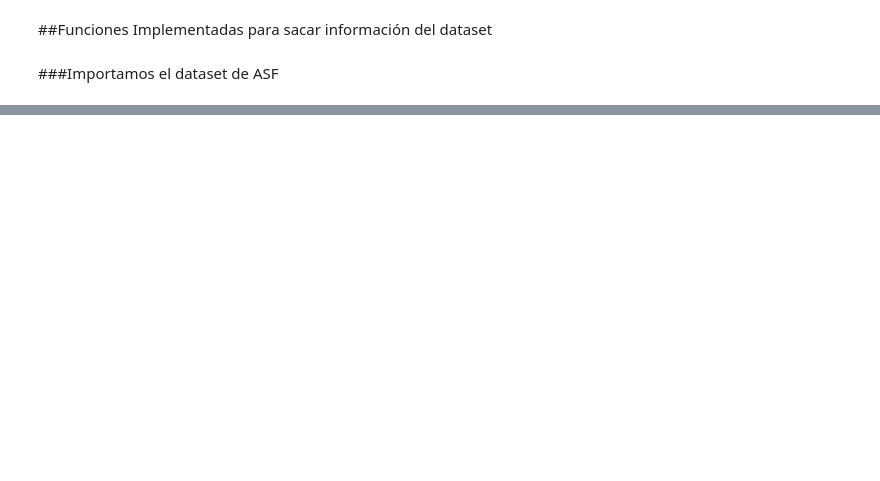
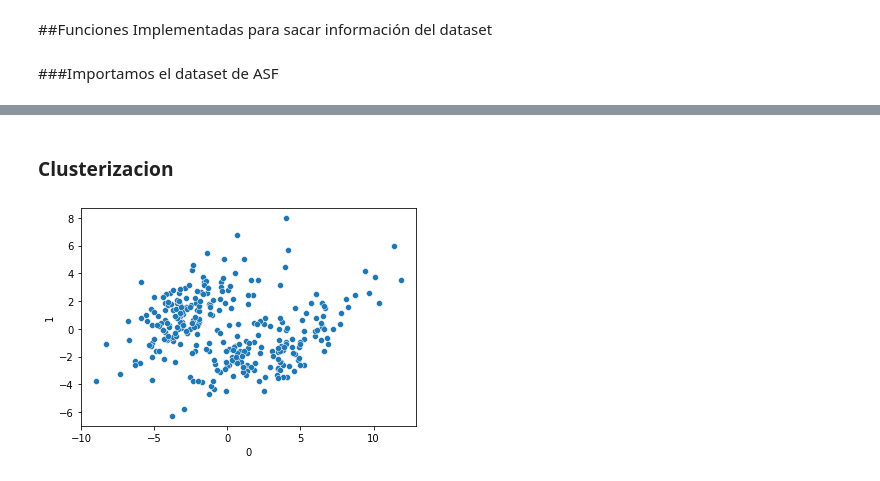
Before and after one commit to Forever-D14/Corrupt_ML, a Jupyter notebook: last_df_generator.ipynb, the cells around one changed output, grey strips where cells are left out. Drawn from its saved outputs; the diff is of its cells as text; code cells hidden in the pictures; blank space fills up the shorter version.

```diff
--- a/last_df_generator.ipynb
+++ b/last_df_generator.ipynb
@@ -237,0 +114,6 @@ sns.pairplot(zz)
+# %%
+ds_cpi_reduced = pd.DataFrame(
+    pca.transform(ds_cpi_reduce),
+    index=ds_cpi_reduce.copy().index)
+
+ds_cpi_reduced.head()
@@ -237,0 +128,2 @@ sns.pairplot(zz)
+# %% [markdown]
+### Clusterizacion
@@ -237,0 +132,4 @@ sns.pairplot(zz)
+# %%
+sns.scatterplot(ds_cpi_reduced[0], ds_cpi_reduced[1]);
+# %% [output]
+[figure, added]
```
Also changed, not shown: parts of 40 cells of this notebook.
